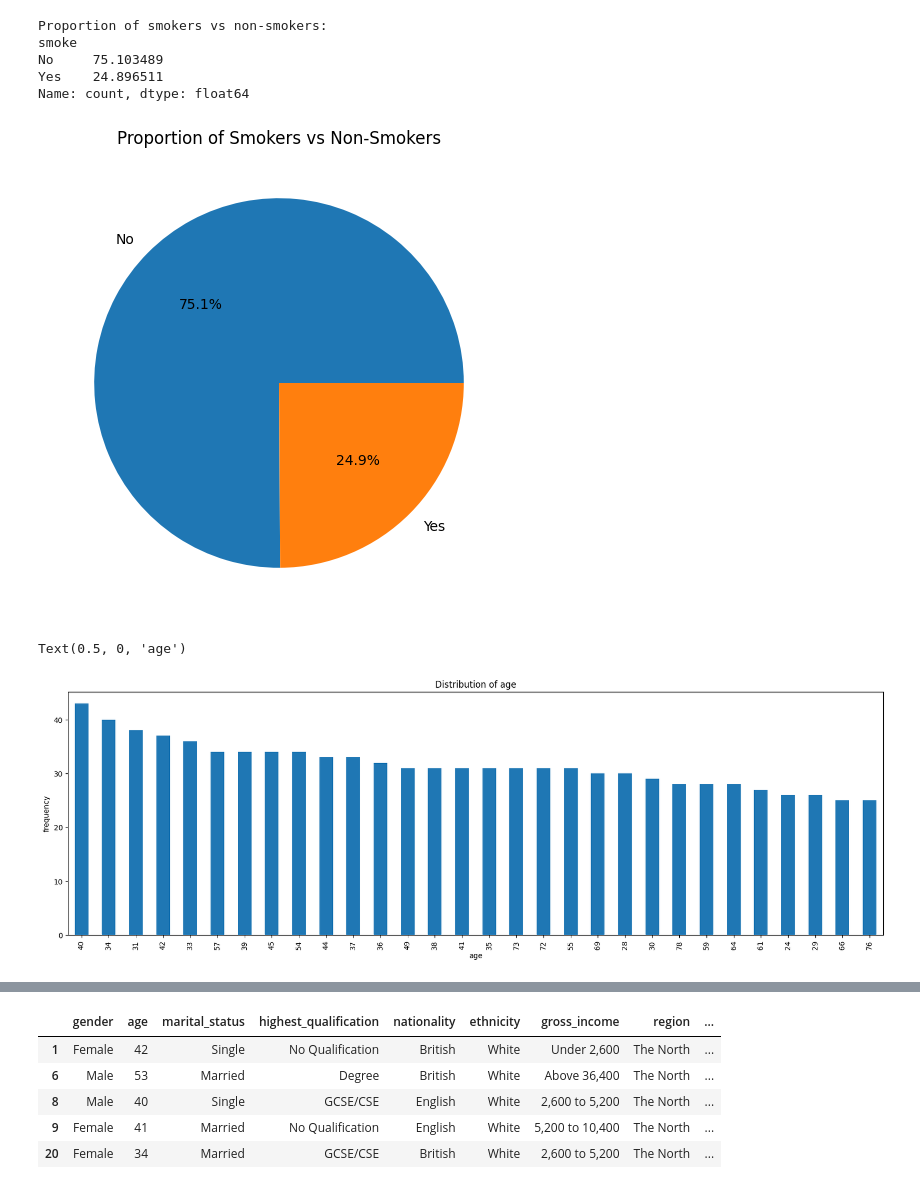
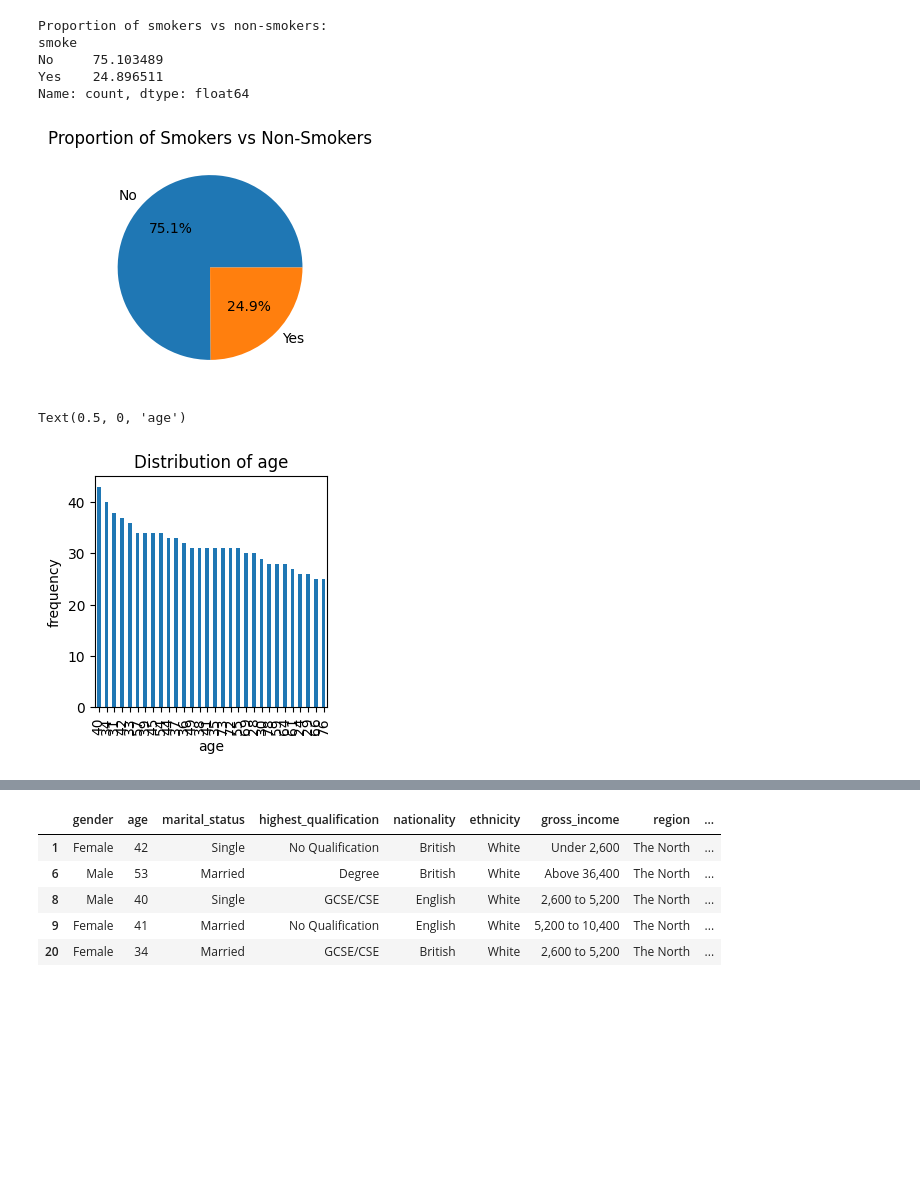
Before and after one commit to mrudulmamtani/EDA-DA-1, a Jupyter notebook: Mrudul_Mamtani_(22BCE3721).ipynb, the cells around one changed output, grey strips where cells are left out. Saved outputs shown, nothing was run; the diff lists cells and outputs as text; code cells hidden in the pictures; blank space fills up the shorter version.

```diff
--- a/Mrudul_Mamtani_(22BCE3721).ipynb
+++ b/Mrudul_Mamtani_(22BCE3721).ipynb
@@ -333,19 +341,19 @@ Yes    24.896511
 Name: count, dtype: float64
 # %%
 # Pie chart of smokers vs non-smokers
-plt.figure(figsize=(8, 6))
+plt.figure(figsize=(3,3))
 plt.pie(smoker_proportions, labels=smoker_proportions.index, autopct='%1.1f%%')
 plt.title('Proportion of Smokers vs Non-Smokers')
 plt.show()
 # %% [output]
-[figure, old version]
+[figure, new version]
 # %%
-df.age.value_counts().nlargest(30).plot(kind='bar', figsize=(20,6))
+df.age.value_counts().nlargest(30).plot(kind='bar', figsize=(3,3))
 plt.title("Distribution of age")
 plt.ylabel('frequency')
 plt.xlabel('age')
 # %% [output]
 Text(0.5, 0, 'age')
-[figure, old version]
+[figure, new version]
 # %%
 #8. Distribution plot
```
Also changed, not shown: parts of 22 cells of this notebook.
